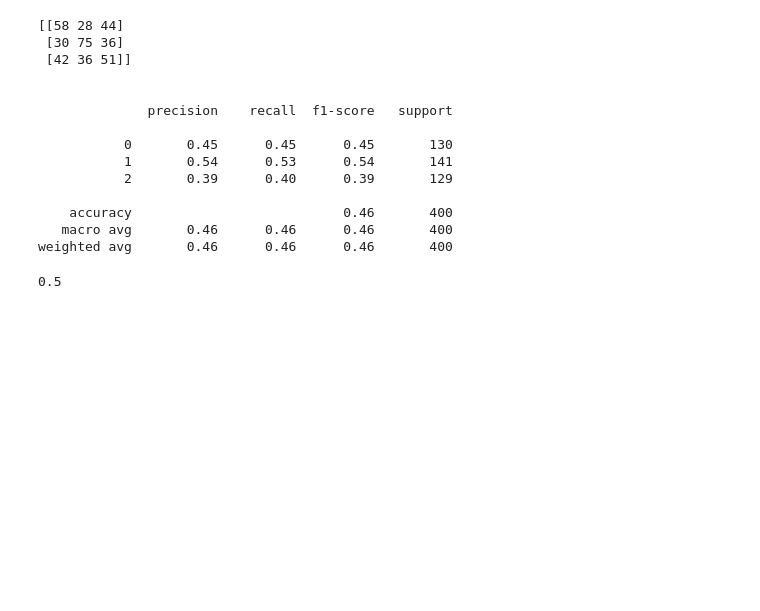
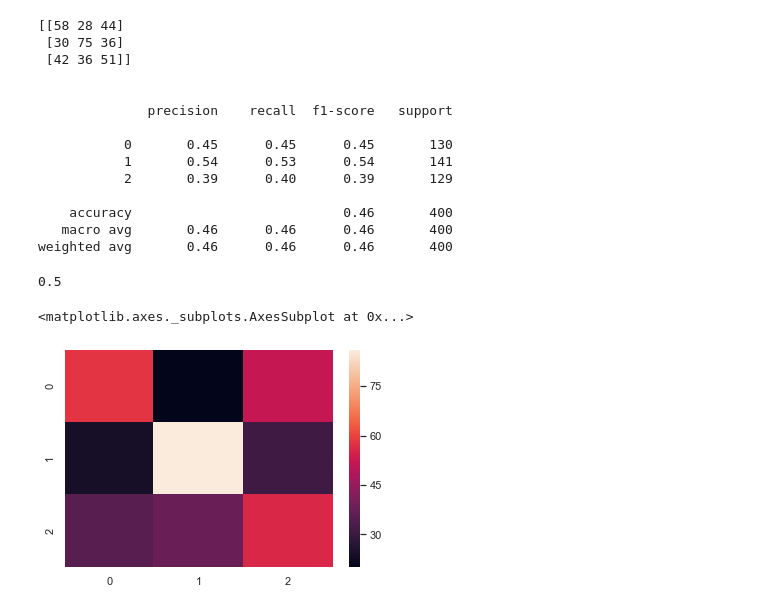
Before and after one commit to alevi813/chordRec, a Jupyter notebook: chordsEDA.ipynb, the cells around one changed output. Saved outputs shown, nothing was run; the diff lists cells and outputs as text; code cells hidden in the pictures; blank space fills up the shorter version.

```diff
--- a/chordsEDA.ipynb
+++ b/chordsEDA.ipynb
@@ -304,3 +304,8 @@ samePred = predictions == predictions2
 samePred.mean()
 # %% [output]
 0.5
+# %%
+sns.heatmap(confusion_matrix(y_test, predictions))
+# %% [output]
+<matplotlib.axes._subplots.AxesSubplot at 0x...>
+[figure, added]
```
